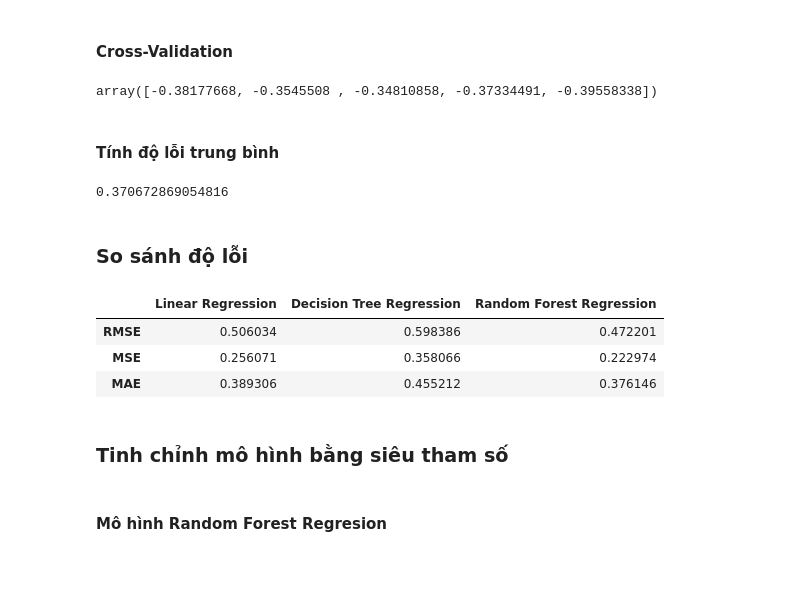
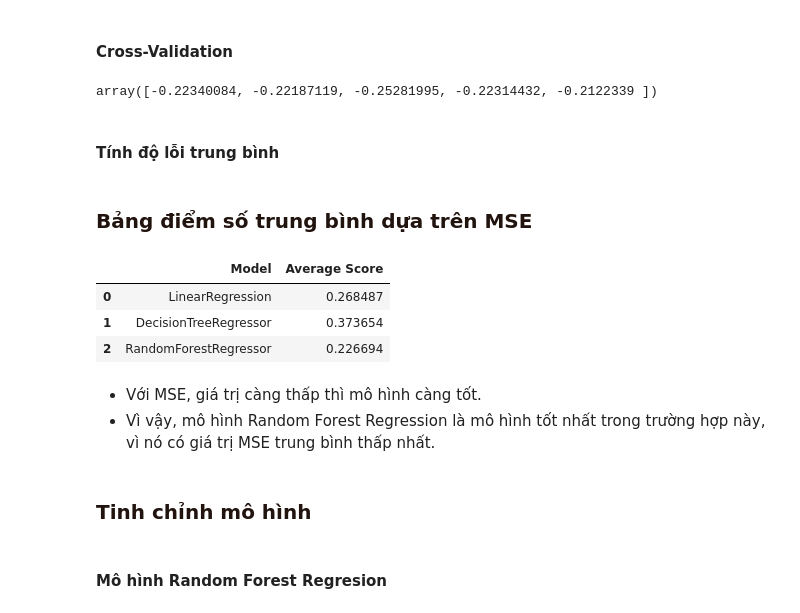
Before and after one commit to NguyenQuocHung47/Intro2DS-PJ1, a Jupyter notebook: MoHinh.ipynb, the cells around one changed output. Drawn from its saved outputs; the diff is of its cells as text; code cells hidden in the pictures; blank space fills up the shorter version.

```diff
--- a/MoHinh.ipynb
+++ b/MoHinh.ipynb
@@ -233,3 +252,3 @@ print(scores, '\n', np.mean(scores))
 # %%
-ln_mse_scores = -scores
-print(ln_mse_scores, '\n', np.mean(ln_mse_scores))
+scores_ln = -scores
+avg_scores_ln = np.mean(scores_ln)
@@ -269,4 +279,4 @@ array([-0.39174692, -0.35186104, -0.32978852, -0.39326797, -0.38158689])
 Tính độ lỗi trung bình
 # %%
 scores = -scores
-scores.mean()
+avg_scores_dt = scores.mean()
@@ -277,40 +285,42 @@ scores.mean()
 # %% [markdown]
 #### Cross-Validation
 # %%
-scores = cross_val_score(dt, X_train, Y_train,
+scores = cross_val_score(rf, X_train, Y_train,
                          scoring="neg_mean_squared_error", cv=5)
 scores
 # %% [output]
-array([-0.38177668, -0.3545508 , -0.34810858, -0.37334491, -0.39558338])
+array([-0.22340084, -0.22187119, -0.25281995, -0.22314432, -0.2122339 ])
 # %% [markdown]
 #### Tính độ lỗi trung bình
 # %%
 scores = -scores
-scores.mean()
+avg_scores_rf = scores.mean()
-# %% [output]
-0.370672869054816
 # %% [markdown]
-### So sánh độ lỗi
+<h3 style='color:#21130d;font-size:20px'><b>
+Bảng điểm số trung bình  dựa trên MSE
+</b></h3>
 # %%
 
-data = {
-    'Linear Regression': [ln_rmse, ln_mse, ln_mae],
-    'Decision Tree Regression': [dt_rmse, dt_mse, dt_mae],
-    'Random Forest Regression': [rf_rmse, rf_mse, rf_mae]
-}
+
+avg_scores = pd.DataFrame({
+    'Model': ['LinearRegression', 'DecisionTreeRegressor', 'RandomForestRegressor'],
+    'Average Score': [avg_scores_ln, avg_scores_dt, avg_scores_rf]
+})
 
 
-metrics = ['RMSE', 'MSE', 'MAE']
-
-e_df = pd.DataFrame(data, index=metrics)
-e_df
+avg_scores.style.set_properties(**{'background-color': 'white',
+                                   'color': 'black',
+                                   'border-color': 'white'})
 # %% [output]
-|  | Linear Regression | Decision Tree Regression | Random Forest Regression |
-| RMSE | 0.506034 | 0.598386 | 0.472201 |
-| MSE | 0.256071 | 0.358066 | 0.222974 |
-| MAE | 0.389306 | 0.455212 | 0.376146 |
+|  | Model | Average Score |
+| 0 | LinearRegression | 0.268487 |
+| 1 | DecisionTreeRegressor | 0.373654 |
+| 2 | RandomForestRegressor | 0.226694 |
+# %% [markdown]
+- Với MSE, giá trị càng thấp thì mô hình càng tốt.
+- Vì vậy, mô hình Random Forest Regression  là mô hình tốt nhất trong trường hợp này, vì nó có giá trị MSE trung bình thấp nhất.
 # %% [markdown]
-### Tinh chỉnh mô hình bằng siêu tham số
+<h3 style='color:#21130d;font-size:20px'><b>Tinh chỉnh mô hình</b></h3>
 # %% [markdown]
 #### Mô hình Random Forest Regresion
 # %%
```
Also changed, not shown: parts of 36 cells of this notebook, 1 other file.
